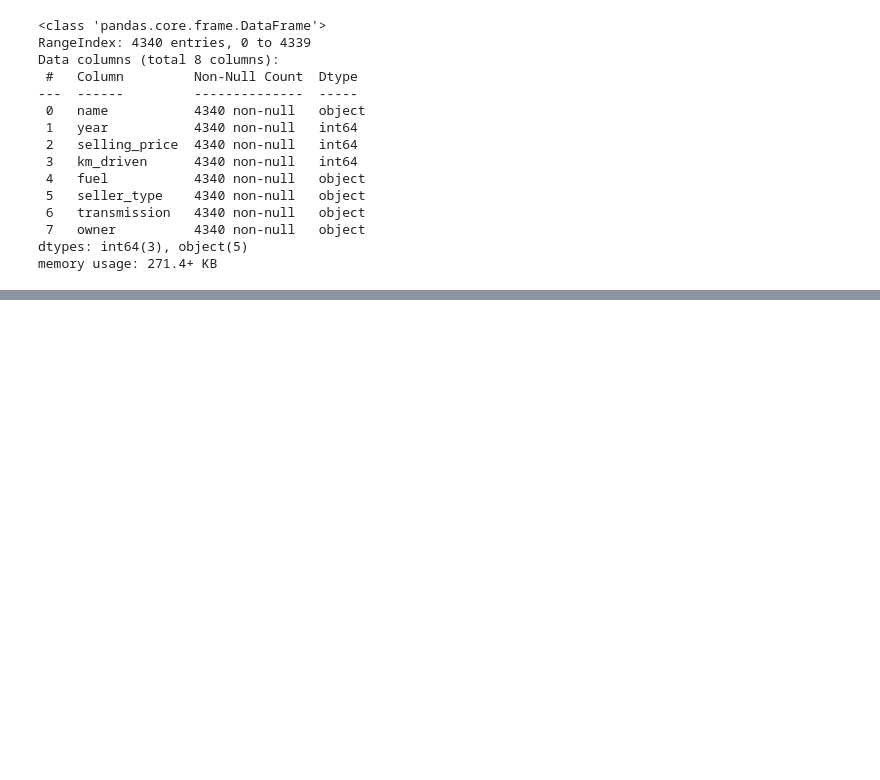
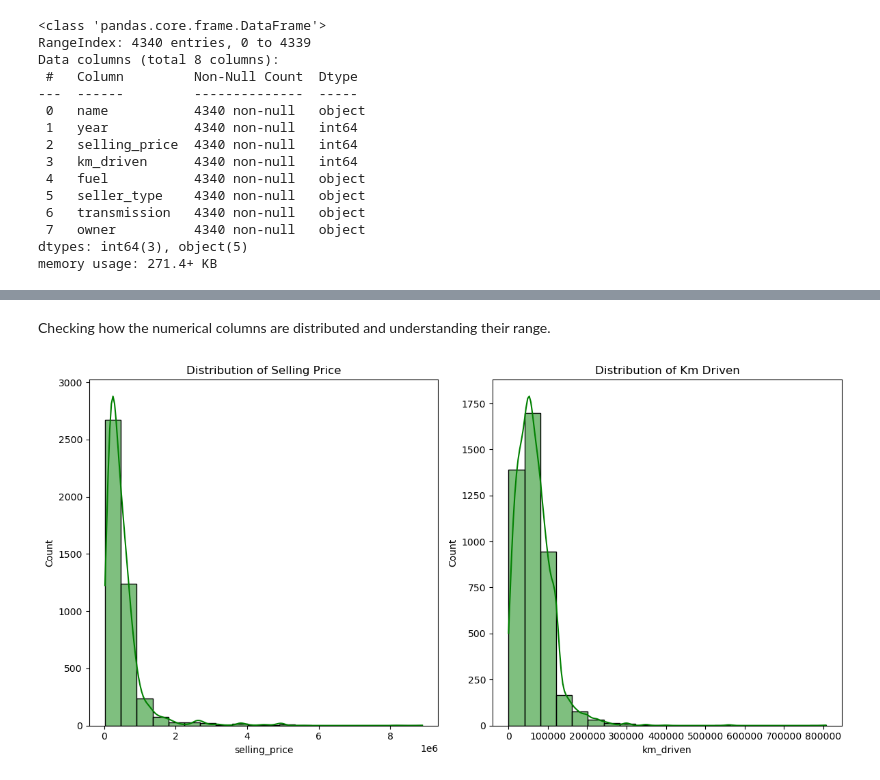
Before and after one commit to kushal111/AIML-Component-2, a Jupyter notebook: AIML.ipynb, the cells around one changed output, grey strips where cells are left out. Drawn from its saved outputs; the diff is of its cells as text; code cells hidden in the pictures; blank space fills up the shorter version.

```diff
--- a/AIML.ipynb
+++ b/AIML.ipynb
@@ -53,0 +73,25 @@ memory usage: 271.4+ KB
+# %% [markdown]
+Checking how the numerical columns are distributed and understanding their range.
+# %%
+# Define numerical columns
+numerical_cols = ['selling_price', 'km_driven']
+
+# Set up a figure with subplots
+plt.figure(figsize=(12, 6))
+
+# Plot for selling_price
+plt.subplot(1, 2, 1)  # In same row and first column
+sns.histplot(df['selling_price'], bins=20, kde=True, color='green', edgecolor='black')
+plt.title('Distribution of Selling Price')
+
+# Plot for km_driven
+plt.subplot(1, 2, 2) # same row second column
+sns.histplot(df['km_driven'], bins=20, kde=True, color='green', edgecolor='black')
+plt.title('Distribution of Km Driven')
+
+plt.tight_layout()
+
+# Show the plot
+plt.show()
+# %% [output]
+[figure, added]
```
Also changed, not shown: parts of 10 cells of this notebook.
